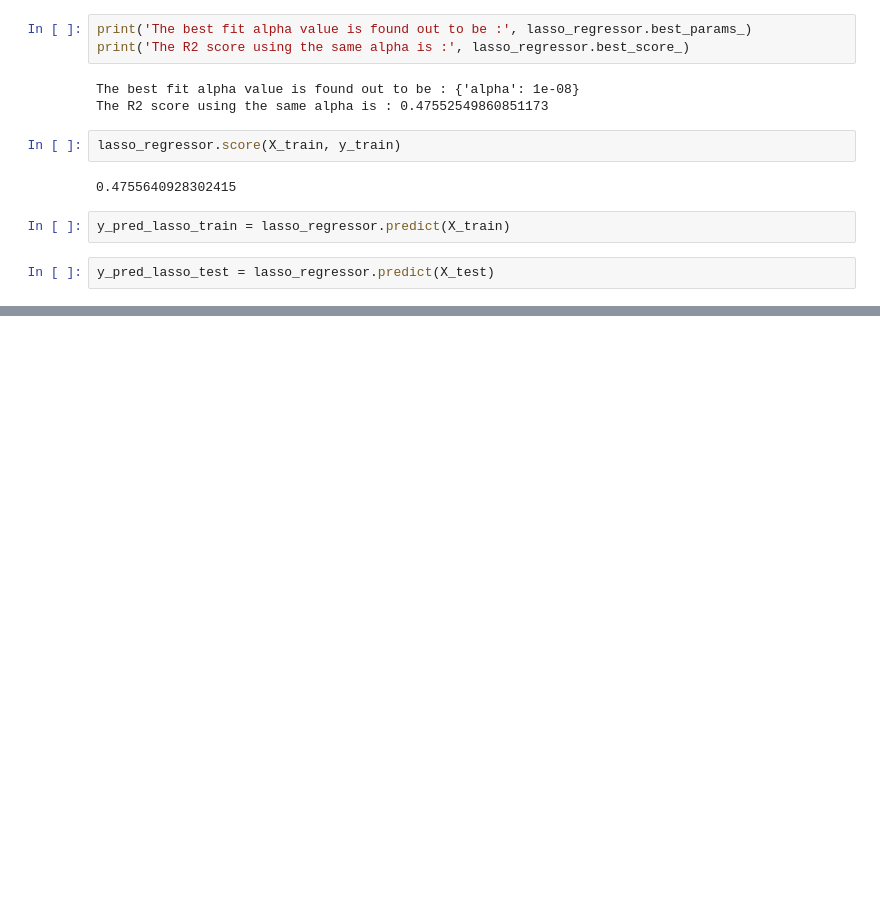
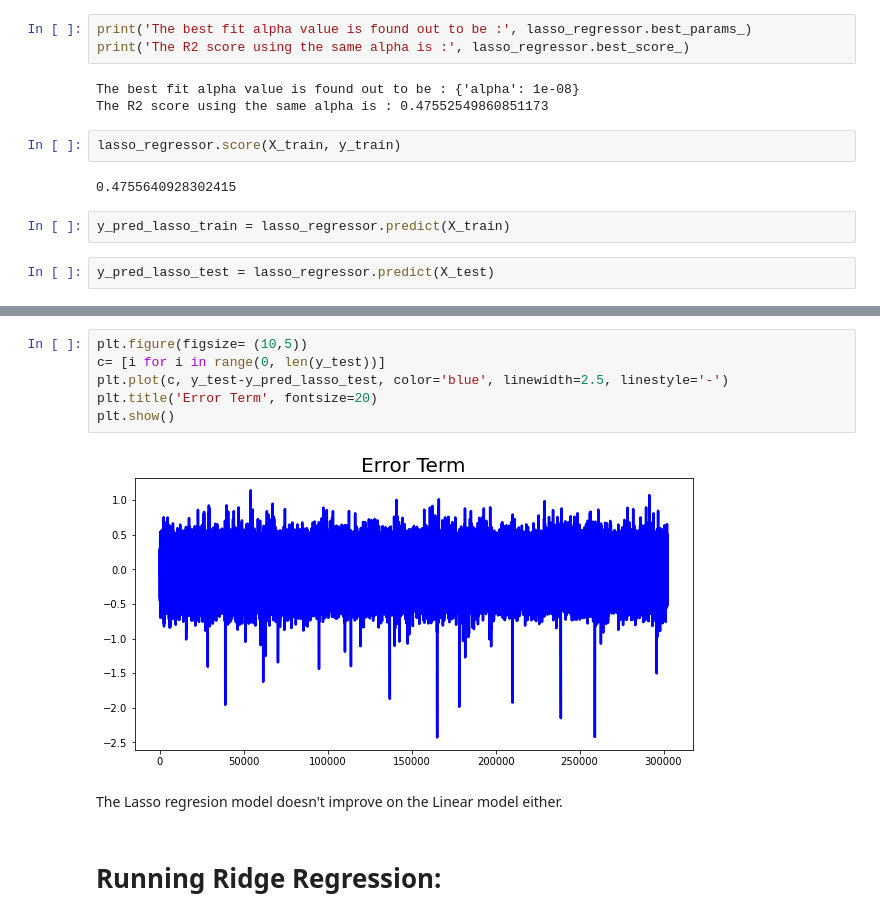
Before and after one commit to SwenFereira/NYC-Taxi-Trip-Time-Prediction---Capstone-Project, a Jupyter notebook: Final_NYC_Taxi_Trip_Time_Prediction_Capstone_Project.ipynb, the cells around one changed output, grey strips where cells are left out. Cells and saved outputs as stored; diff of their text form; blank space fills up the shorter version.

```diff
--- a/Final_NYC_Taxi_Trip_Time_Prediction_Capstone_Project.ipynb
+++ b/Final_NYC_Taxi_Trip_Time_Prediction_Capstone_Project.ipynb
@@ -1080,0 +1128,12 @@ y_pred_lasso_test = lasso_regressor.predict(X_test)
+# %%
+plt.figure(figsize= (10,5))
+c= [i for i in range(0, len(y_test))]
+plt.plot(c, y_test-y_pred_lasso_test, color='blue', linewidth=2.5, linestyle='-')
+plt.title('Error Term', fontsize=20)
+plt.show()
+# %% [output]
+[figure, added]
+# %% [markdown]
+The Lasso regresion model doesn't improve on the Linear model either.
+# %% [markdown]
+# **Running Ridge Regression:**
```
Also changed, not shown: parts of 11 cells of this notebook.
